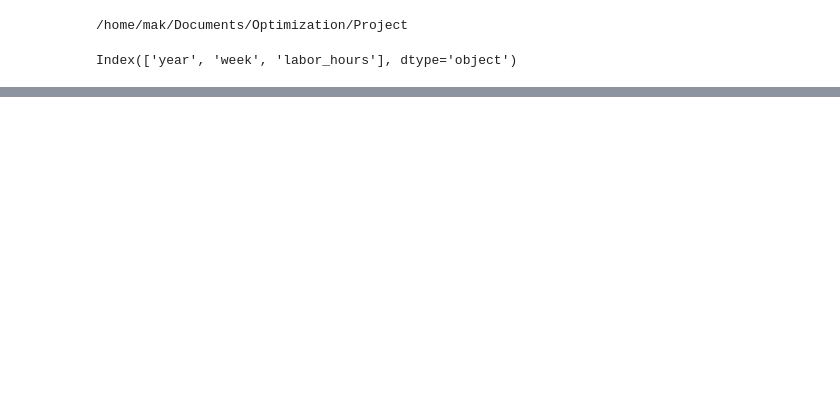
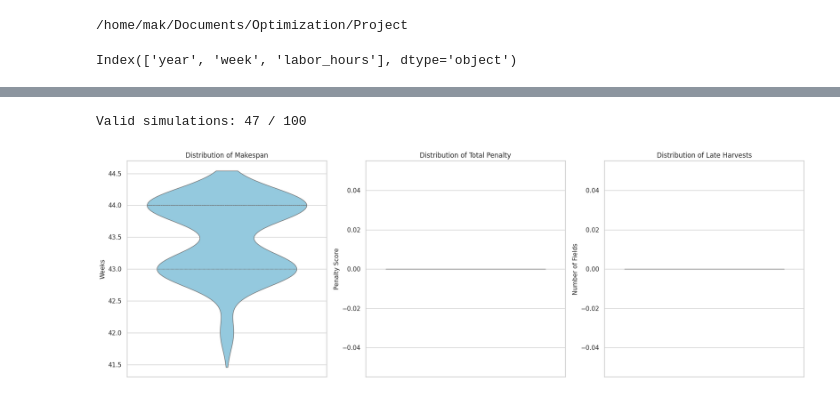
Before and after one commit to MubarizKhan/corn-planting-harvesting-optimization, a Jupyter notebook: src/simulation/monteCarlov2.ipynb, the cells around one changed output, grey strips where cells are left out. Cells and saved outputs as stored; diff of their text form; code cells hidden in the pictures; blank space fills up the shorter version.

```diff
--- a/src/simulation/monteCarlov2.ipynb
+++ b/src/simulation/monteCarlov2.ipynb
@@ -611,0 +1139,70 @@ plt.show()
+# %%
+import matplotlib.pyplot as plt
+import seaborn as sns
+
+# ---------------------------------------------------------
+# 1. KEEP ONLY CLEAN, SUCCESSFUL SIMULATIONS
+# ---------------------------------------------------------
+clean_results = results_df[
+    (results_df["status"] == "OK") &
+    results_df[["makespan", "total_penalty", "late_harvests"]].notna().all(axis=1)
+]
+
+print(f"Valid simulations: {len(clean_results)} / {len(results_df)}")
+
+# ---------------------------------------------------------
+# 2. VIOLIN PLOTS
+# ---------------------------------------------------------
+sns.set_theme(style="whitegrid")
+fig, axes = plt.subplots(1, 3, figsize=(18, 6))
+
+# ---------------------------------------------------------
+# Plot 1: Makespan
+# ---------------------------------------------------------
+sns.violinplot(
+    data=clean_results,
+    y="makespan",
+    ax=axes[0],
+    color="skyblue",
+    linewidth=1,
+    inner="quartile"
+)
+axes[0].set_title("Distribution of Makespan", fontsize=12)
+axes[0].set_ylabel("Weeks", fontsize=11)
+axes[0].set_xlabel("")
+
+# ---------------------------------------------------------
+# Plot 2: Total Penalty
+# ---------------------------------------------------------
+sns.violinplot(
+    data=clean_results,
+    y="total_penalty",
+    ax=axes[1],
+    color="lightcoral",
+    linewidth=1,
+    inner="quartile"
+)
+axes[1].set_title("Distribution of Total Penalty", fontsize=12)
+axes[1].set_ylabel("Penalty Score", fontsize=11)
+axes[1].set_xlabel("")
+
+# ---------------------------------------------------------
+# Plot 3: Late Harvests
+# ---------------------------------------------------------
+sns.violinplot(
+    data=clean_results,
+    y="late_harvests",
+    ax=axes[2],
+    color="lightgreen",
+    linewidth=1,
+    inner="quartile"
+)
+axes[2].set_title("Distribution of Late Harvests", fontsize=12)
+axes[2].set_ylabel("Number of Fields", fontsize=11)
+axes[2].set_xlabel("")
+
+plt.tight_layout()
+plt.show()
+# %% [output]
+Valid simulations: 47 / 100
+[figure, added]
```
Also changed, not shown: parts of 14 cells of this notebook, 4 other files.
